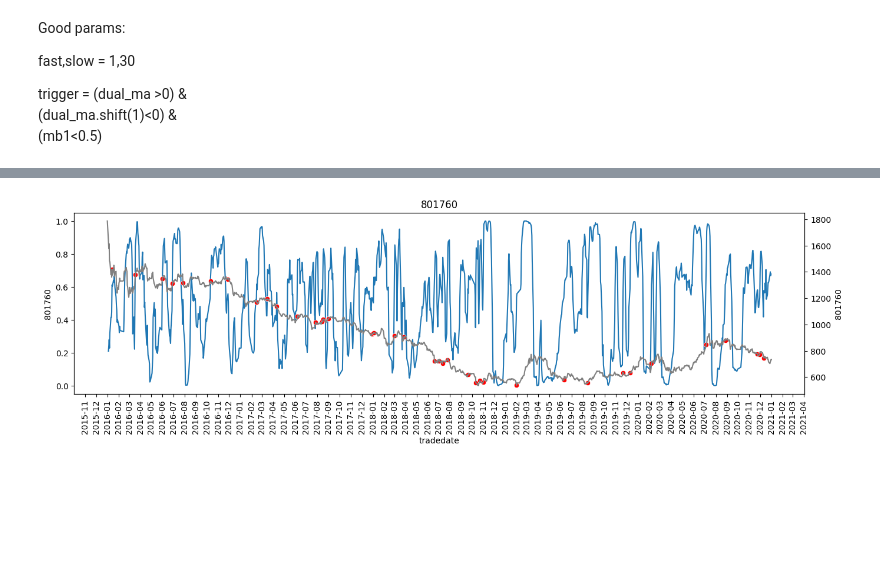
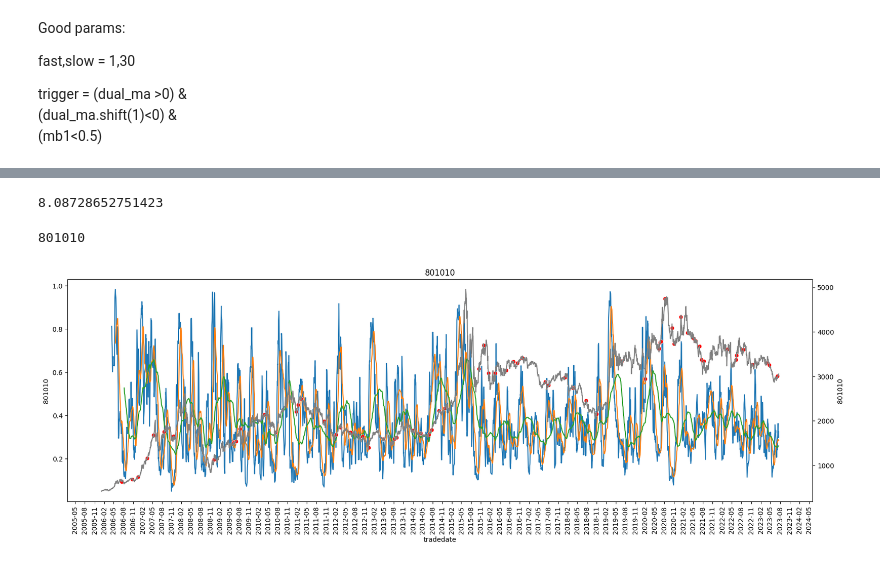
Before and after one commit to shaneucsd/shanfolio, a Jupyter notebook: shanf/time_stg/market_breadth.ipynb, the cells around one changed output, grey strips where cells are left out. Drawn from its saved outputs; the diff is of its cells as text; code cells hidden in the pictures; blank space fills up the shorter version.

```diff
--- a/shanf/time_stg/market_breadth.ipynb
+++ b/shanf/time_stg/market_breadth.ipynb
@@ -297,7 +182,7 @@ NameError: name 'mb' is not defined
 prices.index.name = 'date'
 prices.columns.name = 'asset'
 
-prices = prices.loc[prices['801760'].dropna().index]
+prices = prices.loc[prices.iloc[:,0].dropna().index]
 prices = prices.ffill()
 # %%
 def get_future_ret_list(prices,list_shifts=range(-20,21)):
@@ -494,4 +376,0 @@ su.performance_stats(event_stg,bm_ret,period='daily',start='2016-01-01',end='202
-# %%
-event_stg = (event_position*ret)[col_list].mean(axis=1).fillna(ret.mean(axis=1))
-(event_stg+1).cumprod().plot()
-(ret.mean(axis=1)+1).cumprod().plot()
@@ -566,0 +533,10 @@ Signal Interval per sector:  117.41
+# %%
+
+event_net_val = (event_stg[start:end] +1).cumprod()
+bm_net_val = (bm_ret[start:end]+1).cumprod()
+pre_ret = (event_stg[start:end] - bm_ret[start:end]).cumsum()
+
+fig,ax = plt.subplots(1,1,figsize=(6,4))
+sns.lineplot(event_net_val,ax=ax)
+sns.lineplot(bm_net_val,ax=ax)
+sns.lineplot(pre_ret,ax=ax.twinx(),color='grey')
@@ -567,33 +546,43 @@ Signal Interval per sector:  117.41
 # %%
 from matplotlib import dates as mdates
+# %%
+len(event_trigger)/31/17
+# %% [output]
+8.08728652751423
 # %%
-fig,ax = plt.subplots(figsize=(16,4))
+
 pre_prices = (1+pre_ret).cumprod()
 
-symbol = '801760'
 
-start,end = '2016-01-01','2021-01-01'
-# sns.lineplot(fast_ma[symbol][start:end],ax=ax)
-# sns.lineplot(slow_ma[symbol][start:end],ax=ax)
-sns.lineplot(dual_ma.rolling(252*5).rank(pct=True)[symbol][start:end],ax=ax)
+for symbol in event_trigger.columns:
+    print(symbol)
+    fig,ax = plt.subplots(figsize=(20,6))
 
-# sns.lineplot(fast_ma.diff().rolling(252*5).rank(pct=True)[symbol][start:end],ax=ax)
-# sns.lineplot(slow_ma.diff().rolling(252*3).rank(pct=True)[symbol][start:end],ax=ax)
+    start,end = '2006-01-01','2024-01-01'
+    sns.lineplot(fast_ma[symbol][start:end],ax=ax)
+    sns.lineplot(slow_ma[symbol][start:end],ax=ax)
+    sns.lineplot(fast_ma.rolling(80).mean()[symbol][start:end],ax=ax)
+    # sns.lineplot(dual_ma.rolling(252*5).rank(pct=True)[symbol][start:end],ax=ax)
 
-ax2 = ax.twinx()
+    # sns.lineplot(fast_ma.diff().rolling(252*5).rank(pct=True)[symbol][start:end],ax=ax)
+    # sns.lineplot(slow_ma.diff().rolling(252*3).rank(pct=True)[symbol][start:end],ax=ax)
 
-sns.lineplot(prices[symbol][start:end],ax=ax2,color='grey')
-sns.scatterplot(event_trigger[symbol].astype(int).replace({0:np.nan})*prices[symbol][start:end],ax=ax2,color='red')
+    ax2 = ax.twinx()
+
+    sns.lineplot(prices[symbol][start:end],ax=ax2,color='grey')
+    sns.scatterplot(event_trigger[symbol].astype(int).replace({0:np.nan})*prices[symbol][start:end],ax=ax2,color='red')
 
 
 
-ax.set_title(symbol)
-ax.xaxis.set_major_formatter(mdates.DateFormatter('%Y-%m'))
-ax.xaxis.set_major_locator(mdates.MonthLocator())
-# rotate x label 90
-plt.setp(ax.get_xticklabels(), rotation=90);
-
-# import mdates
+    ax.set_title(symbol)
+    ax.xaxis.set_major_formatter(mdates.DateFormatter('%Y-%m'))
+    ax.xaxis.set_major_locator(mdates.MonthLocator(interval=3))
+    # rotate x label 90
+    plt.setp(ax.get_xticklabels(), rotation=90);
+    # plt.savefig(f'../time_stg/{symbol}_result.png')
+    # import mdates
+    break
 # %% [output]
+801010
-[figure, old version]
+[figure, new version]
 # %%
```
Also changed, not shown: parts of 40 cells of this notebook, 1 other file.
